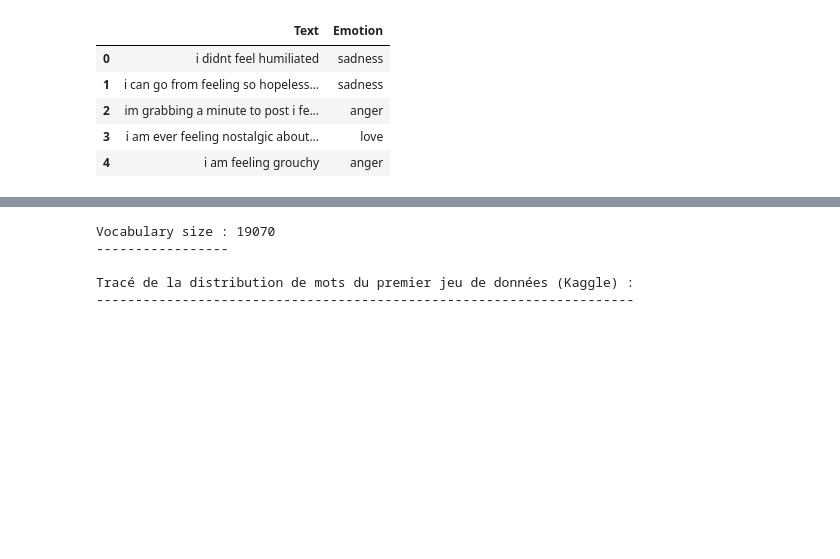
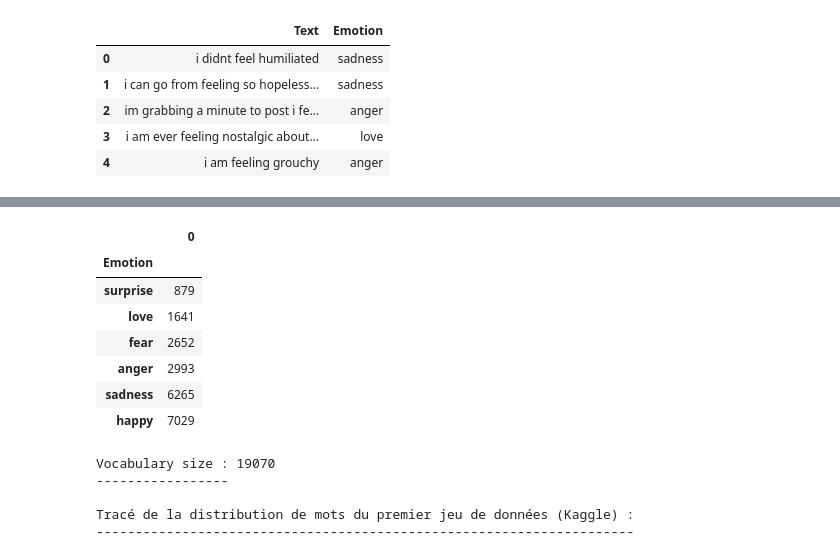
Before and after one commit to CLiNTPELiX/brief8-wheel_of_emotions, a Jupyter notebook: brief8.ipynb, the cells around one changed output, grey strips where cells are left out. Cells and saved outputs as stored; diff of their text form; code cells hidden in the pictures; blank space fills up the shorter version.

```diff
--- a/brief8.ipynb
+++ b/brief8.ipynb
@@ -120,6 +120,8 @@ print("\nDatas format :\n--------------\n", df.dtypes)
 print("\n# of empty cells :\n------------------\n", df.isnull().sum())
 print("\nValues of the emotion column :\n------------------------------\n", df.Emotion.unique())
 
-df_author = df.groupby(['Emotion']).size().sort_values()
+df_author = pd.DataFrame(df.groupby(['Emotion']).size().sort_values()
 print("\nEmotion's word frequency in the df :\n------------------------------------\n", df_author)
+#df_author = pd.DataFrame(df_author)
+#print(df_author)
 # %% [output]
@@ -143,3 +165,14 @@ dtype: int64
+# %%
+df_author
+# %% [output]
+|  | 0 |
+| Emotion |  |
+| surprise | 879 |
+| love | 1641 |
+| fear | 2652 |
+| anger | 2993 |
+| sadness | 6265 |
+| happy | 7029 |
 # %%
 targets = df["Emotion"]
 corpus = df["Text"]
```
Also changed, not shown: parts of 3 cells of this notebook.
